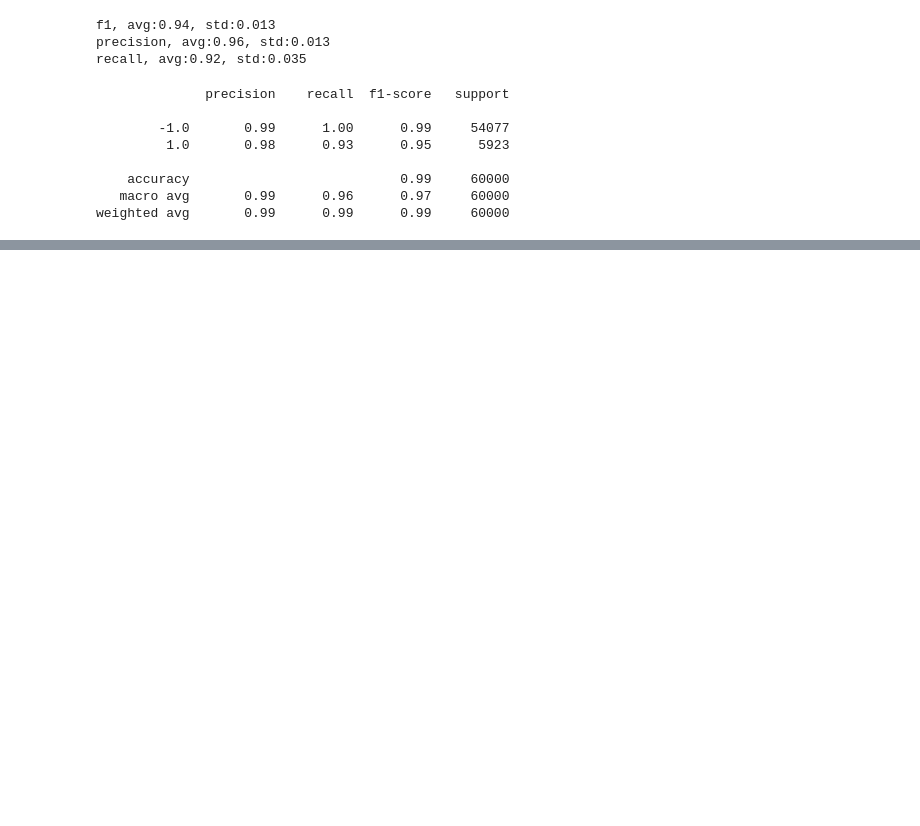
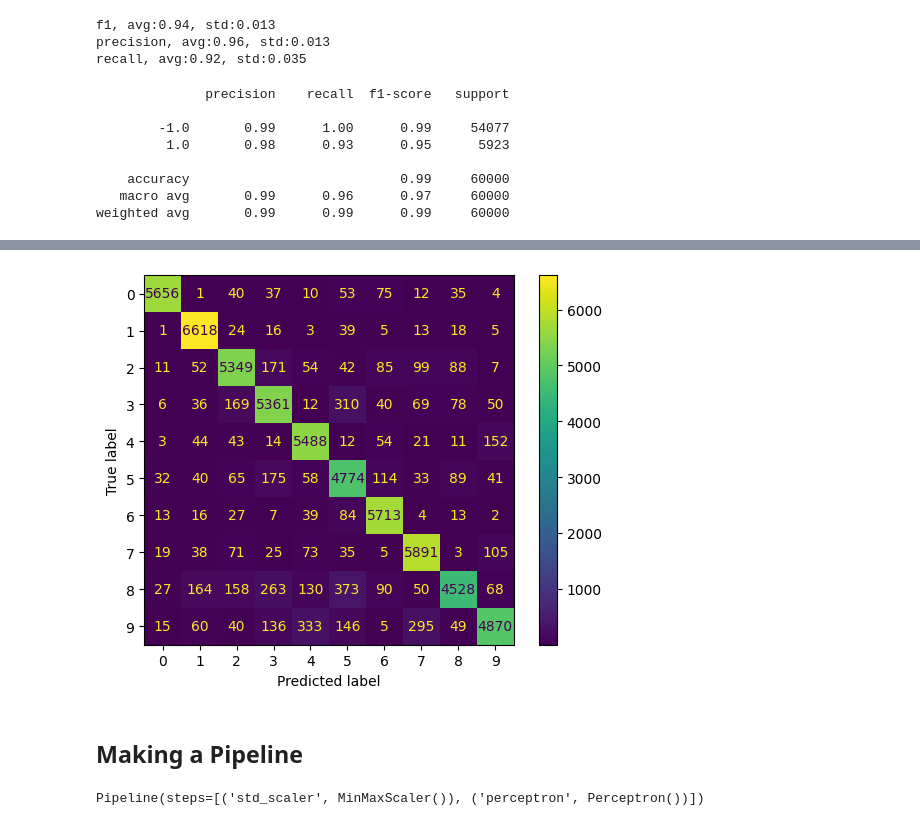
Before and after one commit to SawhneySatvik/MLP, a Jupyter notebook: OPPE2/Perceptron.ipynb, the cells around one changed output, grey strips where cells are left out. Drawn from its saved outputs; the diff is of its cells as text; code cells hidden in the pictures; blank space fills up the shorter version.

Commit message:
Multi Class Perceptron

```diff
--- a/OPPE2/Perceptron.ipynb
+++ b/OPPE2/Perceptron.ipynb
@@ -212,0 +230,4 @@ weighted avg       0.99      0.99      0.99     60000
+# %%
+perceptron = Perceptron(random_state=1729)
+# %%
+perceptron.fit(x_train, y_train)
@@ -212,0 +252,2 @@ weighted avg       0.99      0.99      0.99     60000
+# %%
+y_hat = perceptron.predict(x_train)
@@ -212,0 +273,6 @@ weighted avg       0.99      0.99      0.99     60000
+# %%
+cm_display_multi = ConfusionMatrixDisplay.from_predictions(y_train, y_hat)
+# %% [output]
+[figure, added]
+# %% [markdown]
+## Making a Pipeline
@@ -212,0 +282,4 @@ weighted avg       0.99      0.99      0.99     60000
+# %%
+pipe.fit(x_train, y_train_0)
+# %% [output]
+Pipeline(steps=[('std_scaler', MinMaxScaler()), ('perceptron', Perceptron())])
```
Also changed, not shown: parts of 10 cells of this notebook.
